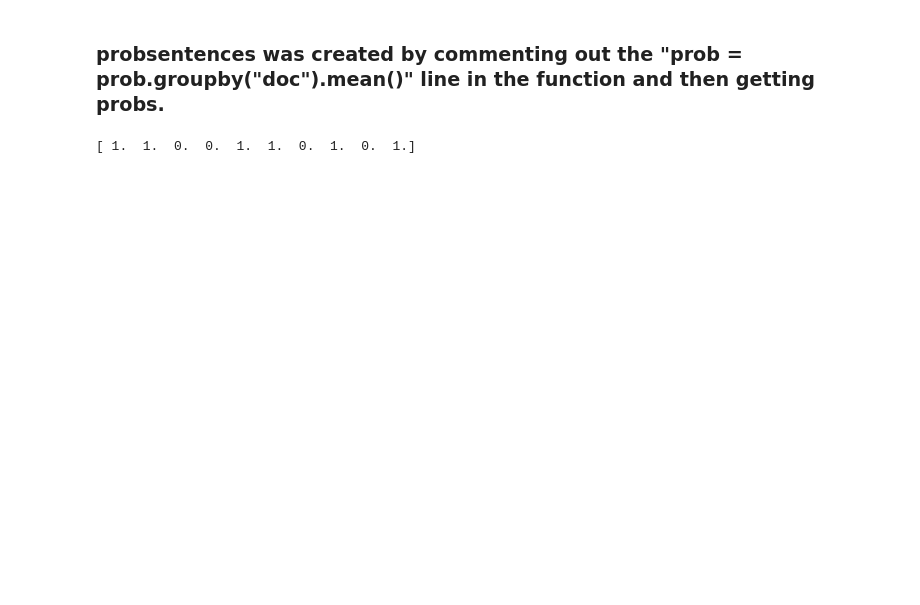
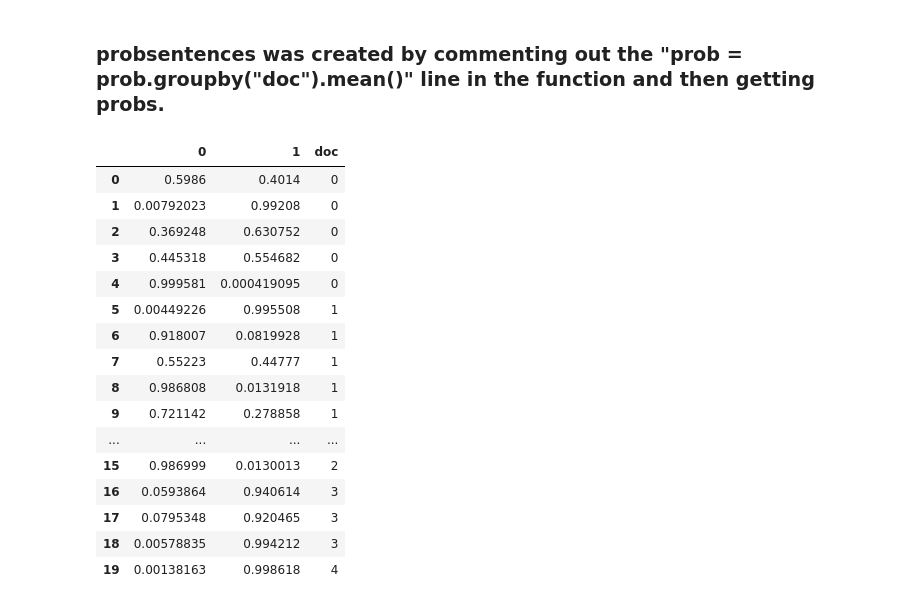
Before and after one commit to sarahwie/pubmed_nlp_research, a Jupyter notebook: Word2Vec_Inversion.ipynb, the cells around one changed output. Cells and saved outputs as stored; diff of their text form; code cells hidden in the pictures; blank space fills up the shorter version.

```diff
--- a/Word2Vec_Inversion.ipynb
+++ b/Word2Vec_Inversion.ipynb
@@ -246,7 +255,23 @@ pickle.dump(predictions, open('predictions.p', 'wb'))
 ### probsentences was created by commenting out the "prob = prob.groupby("doc").mean()" line in the function and then getting probs.
 # %%
 pickle.dump(probssentences, open('probssentences.p', 'wb'))
-# %%
-print predictions[0:10]
-# %% [output]
-[ 1.  1.  0.  0.  1.  1.  0.  1.  0.  1.]
+# %%
+probssentences[0:20]
+# %% [output]
+|  | 0 | 1 | doc |
+| 0 | 0.5986 | 0.4014 | 0 |
+| 1 | 0.00792023 | 0.99208 | 0 |
+| 2 | 0.369248 | 0.630752 | 0 |
+| 3 | 0.445318 | 0.554682 | 0 |
+| 4 | 0.999581 | 0.000419095 | 0 |
+| 5 | 0.00449226 | 0.995508 | 1 |
+| 6 | 0.918007 | 0.0819928 | 1 |
+| 7 | 0.55223 | 0.44777 | 1 |
+| 8 | 0.986808 | 0.0131918 | 1 |
+| 9 | 0.721142 | 0.278858 | 1 |
+| ... | ... | ... | ... |
+| 15 | 0.986999 | 0.0130013 | 2 |
+| 16 | 0.0593864 | 0.940614 | 3 |
+| 17 | 0.0795348 | 0.920465 | 3 |
+| 18 | 0.00578835 | 0.994212 | 3 |
+| 19 | 0.00138163 | 0.998618 | 4 |
```
Also changed, not shown: parts of 7 cells of this notebook, 5 other files.
